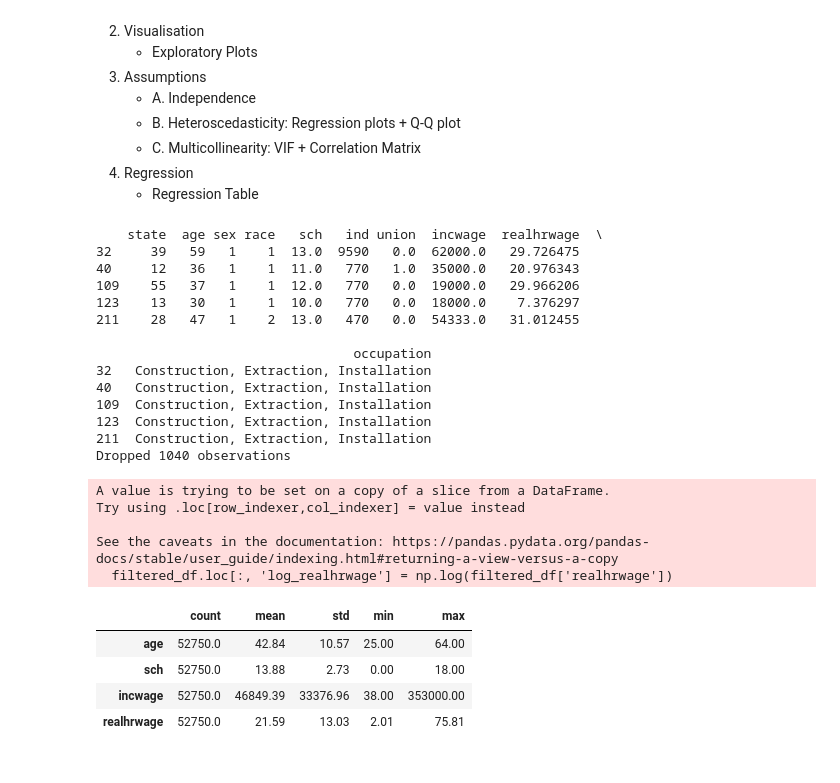
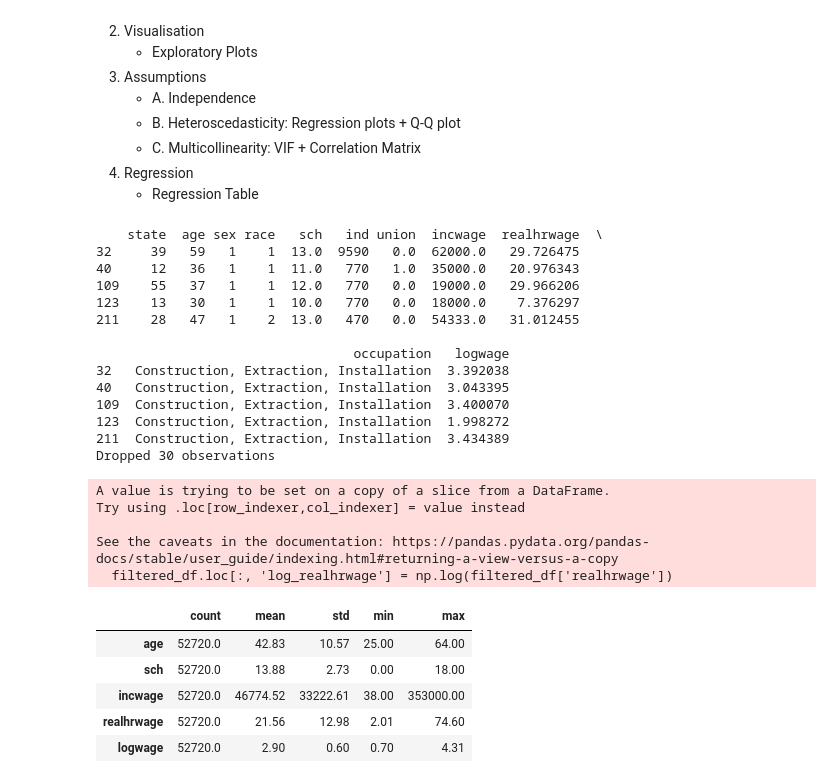
Before and after one commit to dianecomon/QM2, a Jupyter notebook: W07_Linear_Regression.ipynb, the cells around one changed output. Saved outputs shown, nothing was run; the diff lists cells and outputs as text; code cells hidden in the pictures.

```diff
--- a/W07_Linear_Regression.ipynb
+++ b/W07_Linear_Regression.ipynb
@@ -587,10 +587,6 @@ Filter the dataframe to only contain people who work in construction, extraction
     - Regression Table
 # %%
 # Summary Statistics
-
-# making sure data is categorical
-reg_df=df[df['year']==2013].drop(['year'],axis=1) # filter the whole dataset to 2013 and drop year column
-reg_df[['race','union','sex','occupation','ind','state']]=reg_df[['race','union','sex','occupation', 'ind','state']].astype('category') # convert these columns to categorical
 
 # original dataframe has desired occupation: 'Consruction, Extraction, Installation'
 # change to fix typo
@@ -610,44 +606,45 @@ summary
 def filter_outliers(var):
     q1 = var.quantile(0.25) # calculate the first quartile
     q3 = var.quantile(0.75) # calculate the third quartile
     iqr = q3 - q1 # calculate the interquartile range
     low = q1 - 3*iqr # calculate the lower bound
     high = q3 + 3*iqr # calculate the upper bound
     filtered = reg_df[(var > low) & (var < high)] # filter  the values that are within the bounds
     dropped_observations= len(var)-len(filtered) # calculate the number of observations that were dropped
 
     print('Dropped {} observations'.format(dropped_observations))
     return  filtered
 
 reg_df=filter_outliers(reg_df['realhrwage']) # filter outliers from realhrwage
 
 summary=reg_df.describe().round(2).T
 summary[['count','mean','std','min','max']]
 # %% [output]
     state  age sex race   sch   ind union  incwage  realhrwage  \
 32     39   59   1    1  13.0  9590   0.0  62000.0   29.726475
 40     12   36   1    1  11.0   770   1.0  35000.0   20.976343
 109    55   37   1    1  12.0   770   0.0  19000.0   29.966206
 123    13   30   1    1  10.0   770   0.0  18000.0    7.376297
 211    28   47   1    2  13.0   470   0.0  54333.0   31.012455
 
-                                 occupation
-32   Construction, Extraction, Installation
-40   Construction, Extraction, Installation
-109  Construction, Extraction, Installation
-123  Construction, Extraction, Installation
-211  Construction, Extraction, Installation
-Dropped 1040 observations
+                                 occupation   logwage
+32   Construction, Extraction, Installation  3.392038
+40   Construction, Extraction, Installation  3.043395
+109  Construction, Extraction, Installation  3.400070
+123  Construction, Extraction, Installation  1.998272
+211  Construction, Extraction, Installation  3.434389
+Dropped 30 observations
 A value is trying to be set on a copy of a slice from a DataFrame.
 Try using .loc[row_indexer,col_indexer] = value instead
 
 See the caveats in the documentation: https://pandas.pydata.org/pandas-docs/stable/user_guide/indexing.html#returning-a-view-versus-a-copy
   filtered_df.loc[:, 'log_realhrwage'] = np.log(filtered_df['realhrwage'])
 |  | count | mean | std | min | max |
-| age | 52750.0 | 42.84 | 10.57 | 25.00 | 64.00 |
-| sch | 52750.0 | 13.88 | 2.73 | 0.00 | 18.00 |
-| incwage | 52750.0 | 46849.39 | 33376.96 | 38.00 | 353000.00 |
-| realhrwage | 52750.0 | 21.59 | 13.03 | 2.01 | 75.81 |
+| age | 52720.0 | 42.83 | 10.57 | 25.00 | 64.00 |
+| sch | 52720.0 | 13.88 | 2.73 | 0.00 | 18.00 |
+| incwage | 52720.0 | 46774.52 | 33222.61 | 38.00 | 353000.00 |
+| realhrwage | 52720.0 | 21.56 | 12.98 | 2.01 | 74.60 |
+| logwage | 52720.0 | 2.90 | 0.60 | 0.70 | 4.31 |
 # %%
 # Visualisation
 sns.countplot(data=reg_df, x='union') # plot the union variable
```
Also changed, not shown: parts of 6 cells of this notebook.
